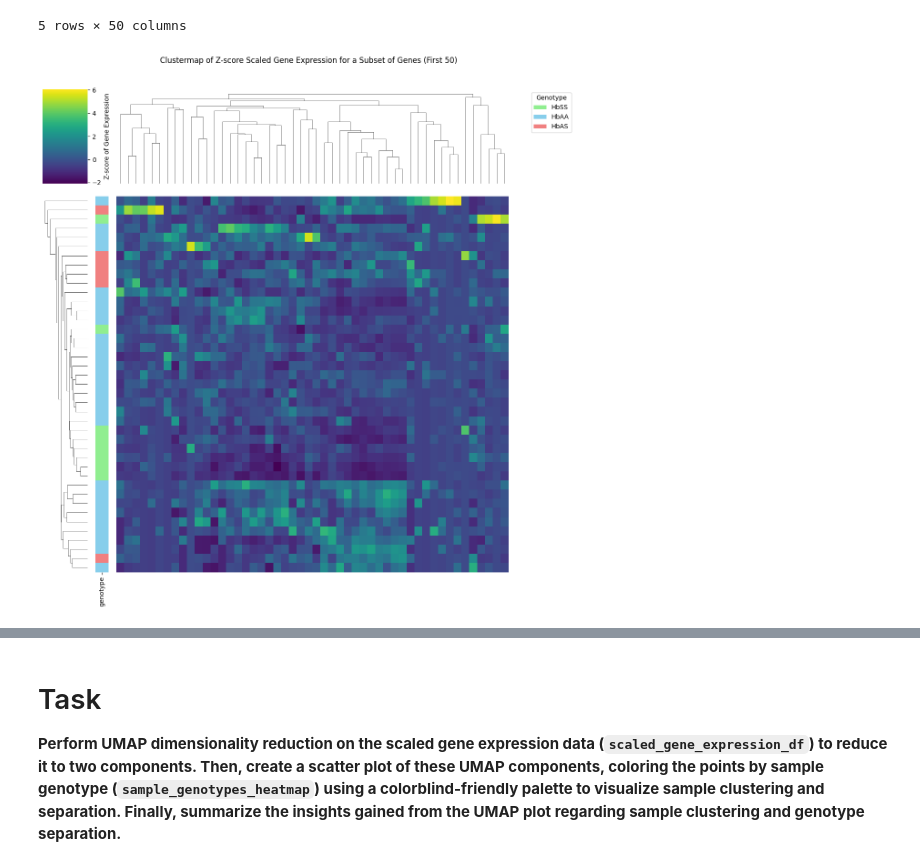
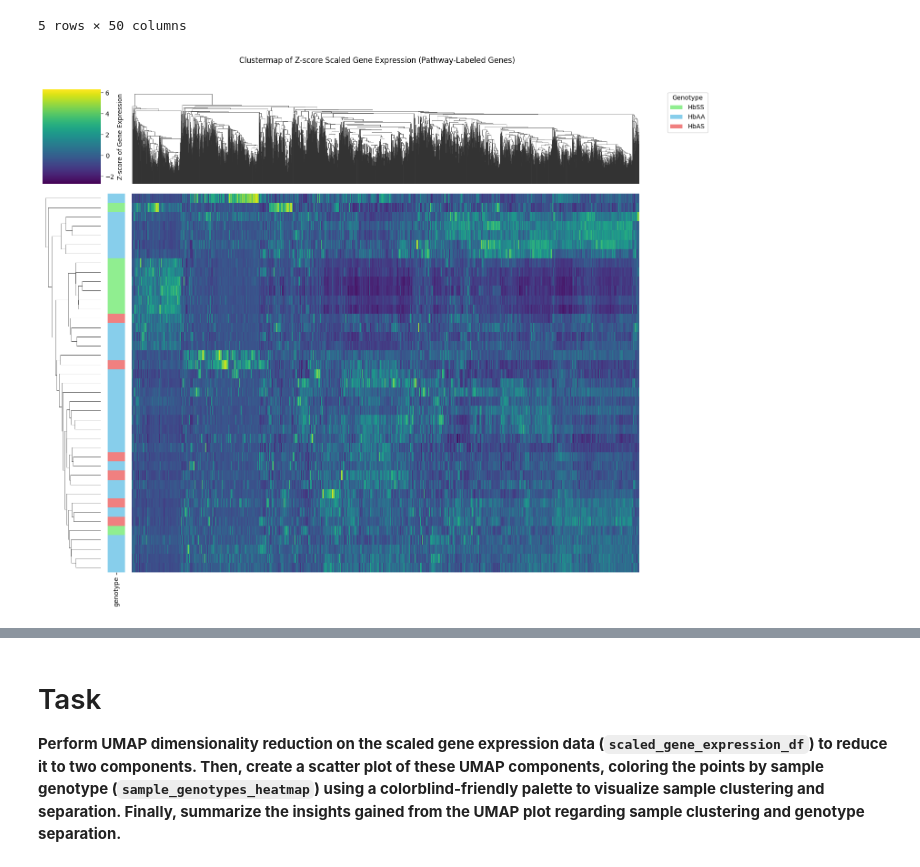
Before and after one commit to Edem-m/JaxProject_Edem-Jaimie, a Jupyter notebook: Jaxproject_Edem_Jaimie.ipynb, the cells around one changed output, grey strips where cells are left out. Drawn from its saved outputs; the diff is of its cells as text; code cells hidden in the pictures.

```diff
--- a/Jaxproject_Edem_Jaimie.ipynb
+++ b/Jaxproject_Edem_Jaimie.ipynb
@@ -1263,37 +1284,41 @@ from matplotlib.colors import LinearSegmentedColormap
 # Define a custom colorblind-friendly colormap for genotype annotations
 genotype_colors = {
     'HbAA': 'skyblue',
     'HbAS': 'lightcoral',
     'HbSS': 'lightgreen'
 }
 
 row_colors = sample_genotypes_heatmap.map(genotype_colors)
 
 # Create the heatmap using seaborn.clustermap for better visualization
 # clustermap automatically performs hierarchical clustering on rows and columns
+# Using scaled_gene_expression_for_pca_df which contains only pathway-labeled genes.
+# This DataFrame has samples as rows and genes as columns, suitable for clustermap.
 g = sns.clustermap(
-    subset_genes_for_heatmap, # Use the subset of scaled genes
+    scaled_gene_expression_for_pca_df, # Use the scaled pathway-labeled gene expression data
     cmap='viridis', # Colorblind-friendly colormap
     standard_scale=None, # Already scaled with StandardScaler
     row_colors=row_colors, # Annotate rows (samples) by genotype
-    figsize=(12, 12), # Adjust figure size
+    figsize=(15, 12), # Adjust figure size for this dataset (fewer genes than full data)
     cbar_kws={'label': 'Z-score of Gene Expression'},
     dendrogram_ratio=(.1, .2), # Adjust dendrogram size
     yticklabels=False, # Hide sample labels if too many
-    xticklabels=False # Hide gene labels if too many
+    xticklabels=False # Hide gene labels as there might still be many for readability
 )
 
-g.fig.suptitle('Clustermap of Z-score Scaled Gene Expression for a Subset of Genes (First 50)', y=1.02)
-plt.setp(g.ax_heatmap.get_xticklabels(), rotation=90)
-plt.setp(g.ax_heatmap.get_yticklabels(), rotation=0)
+g.fig.suptitle('Clustermap of Z-score Scaled Gene Expression (Pathway-Labeled Genes)', y=1.02)
+# If you want to see gene labels for a smaller subset, change xticklabels=True
+# plt.setp(g.ax_heatmap.get_xticklabels(), rotation=90)
+# plt.setp(g.ax_heatmap.get_yticklabels(), rotation=0)
 
 # Add a custom legend for row_colors (genotypes)
 for label in sample_genotypes_heatmap.unique():
     g.ax_col_dendrogram.bar(0, 0, color=genotype_colors[label], label=label, linewidth=0)
 # Move the legend outside the plot area or to an empty space
 g.ax_col_dendrogram.legend(title='Genotype', loc='upper left', bbox_to_anchor=(1.05, 1))
 
 plt.tight_layout()
+plt.savefig(os.path.join(plots_dir, 'clustermap_pathway_labeled_genes.png'))
 plt.show()
 # %% [output]
-[figure, old version]
+[figure, new version]
```
Also changed, not shown: parts of 113 cells of this notebook.
